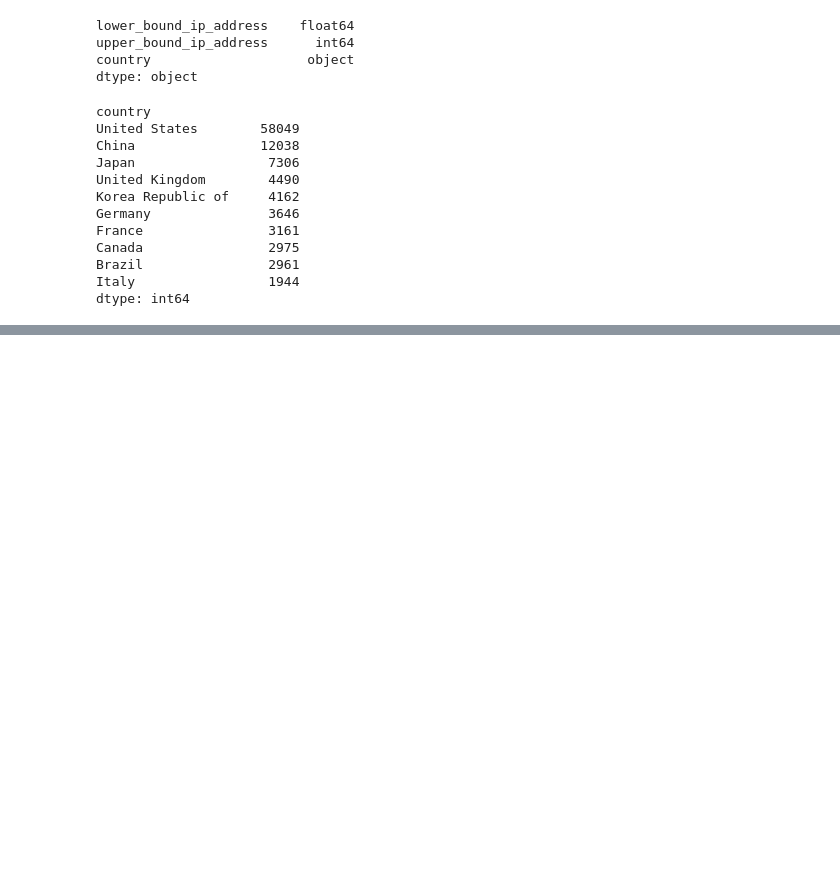
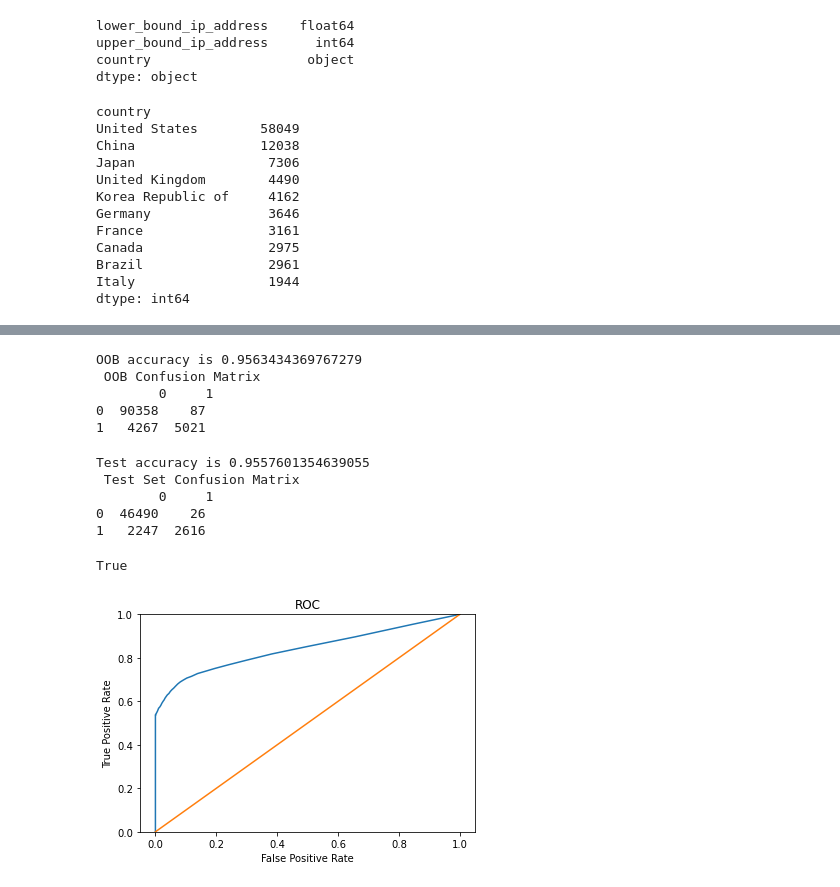
Before and after one commit to dun-zhang-ca/identify-fraudulent-activities, a Jupyter notebook: fraud_detect.ipynb, the cells around one changed output, grey strips where cells are left out. Saved outputs shown, nothing was run; the diff lists cells and outputs as text; code cells hidden in the pictures; blank space fills up the shorter version.

Commit message:
almost all analysis steps

```diff
--- a/fraud_detect.ipynb
+++ b/fraud_detect.ipynb
@@ -125,0 +163,69 @@ data.head(5)
+# %%
+# make dummies for categorical
+
+data_rf = pd.get_dummies(data_rf, drop_first=True)
+
+train, test = train_test_split(data_rf, test_size=0.34)
+
+rf = RandomForestClassifier(n_estimators=100, max_features=3, oob_score=True)
+rf.fit(train.drop('class', axis=1), train['class'])
+
+print(
+"OOB accuracy is",
+rf.oob_score_,
+"\n",
+"OOB Confusion Matrix",
+"\n",
+pd.DataFrame(confusion_matrix(train['class'], rf.oob_decision_function_[:,1].round(), labels=[0, 1]))
+)
+# %% [output]
+OOB accuracy is 0.9563434369767279
+ OOB Confusion Matrix
+        0     1
+0  90358    87
+1   4267  5021
+# %%
+print(
+"Test accuracy is", rf.score(test.drop('class', axis=1),test['class']),
+"\n",
+"Test Set Confusion Matrix",
+"\n",
+pd.DataFrame(confusion_matrix(test['class'], rf.predict(test.drop('class', axis=1)), labels=[0, 1]))
+)
+# %% [output]
+Test accuracy is 0.9557601354639055
+ Test Set Confusion Matrix
+        0     1
+0  46490    26
+1   2247  2616
+# %%
+# cut-off analysis
+# we care more about the false positive and false negative
+# tune the cut-off points in ROC, which is not necessary 0.5
+
+
+# get the prediction possibility
+pred_prob = rf.predict_proba(test.drop('class', axis=1))[:, 1]
+# get the prediction class
+pred = rf.predict(test.drop('class', axis=1))
+
+
+# double check if they are consistent
+print(np.array_equal(pred_prob.round(), pred))
+# %% [output]
+True
+# %%
+from sklearn.metrics import roc_curve
+import matplotlib.pyplot as plt
+
+fpr, tpr, thresholds = roc_curve(test['class'], pred_prob)
+
+plt.plot(fpr, tpr)
+plt.plot([0,1], [0,1])
+plt.ylim([0, 1.0])
+plt.title('ROC')
+plt.xlabel('False Positive Rate')
+plt.ylabel('True Positive Rate')
+plt.show()
+# %% [output]
+[figure, added]
```
Also changed, not shown: parts of 4 cells of this notebook.
